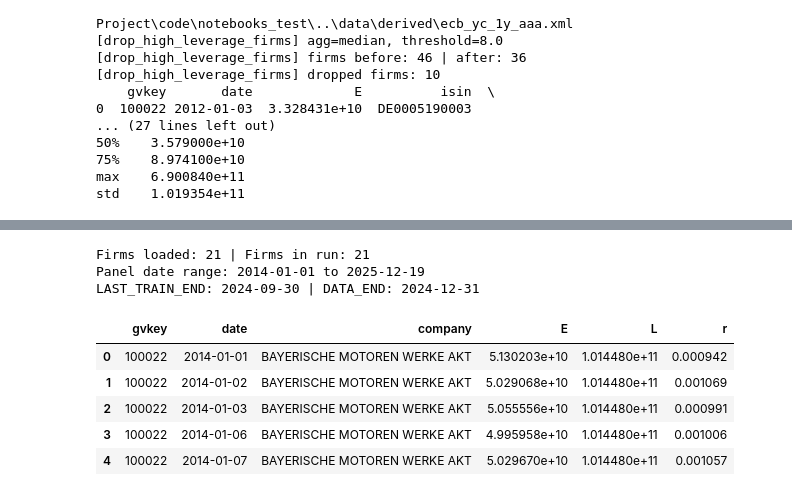
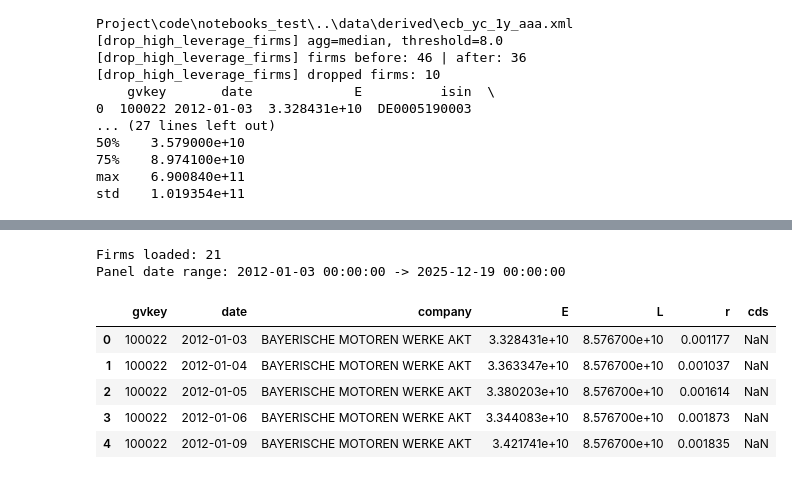
Before and after one commit to keenanveronica/Merton_NIGbayesian, a Jupyter notebook: notebooks_test/nig_rolling.ipynb, the cells around one changed output, grey strips where cells are left out. Drawn from its saved outputs; the diff is of its cells as text; code cells hidden in the pictures.

```diff
--- a/notebooks_test/nig_rolling.ipynb
+++ b/notebooks_test/nig_rolling.ipynb
@@ -97,28 +121,28 @@ cds = get_cds_panel(
     verbose=True,
 )
 # ensure types
-merton = nig_df.copy()
-merton["gvkey"] = merton["gvkey"].astype(str)
-merton["date"]  = pd.to_datetime(merton["date"])
+nig = nig_df.copy()
+nig["gvkey"] = nig["gvkey"].astype(str)
+nig["date"]  = pd.to_datetime(nig["date"])
 
 cds["gvkey"] = cds["gvkey"].astype(str)
 cds["date"]  = pd.to_datetime(cds["date"])
 
 # keep only firms that exist in BOTH (drop firms with no CDS)
-common_gv = sorted(set(merton["gvkey"].unique()) & set(cds["gvkey"].unique()))
-merton = merton[merton["gvkey"].isin(common_gv)].copy()
+common_gv = sorted(set(nig["gvkey"].unique()) & set(cds["gvkey"].unique()))
+nig = nig[nig["gvkey"].isin(common_gv)].copy()
 cds = cds[cds["gvkey"].isin(common_gv)].copy()
 
 # also drop CDS rows whose dates are outside merged's date range
-dmin, dmax = merton["date"].min(), merton["date"].max()
+dmin, dmax = nig["date"].min(), nig["date"].max()
 cds = cds[(cds["date"] >= dmin) & (cds["date"] <= dmax)].copy()
 
 # merge-asof onto merged's dates (direction='backward')
-merton = merton.sort_values(["date", "gvkey"]).reset_index(drop=True)
+nig = nig.sort_values(["date", "gvkey"]).reset_index(drop=True)
 cds    = cds.sort_values(["date", "gvkey"]).reset_index(drop=True)
 
 merged_cds = pd.merge_asof(
-    merton,
+    nig,
     cds,
     on="date",
     by="gvkey",
@@ -126,8 +150,7 @@ merged_cds = pd.merge_asof(
     allow_exact_matches=True,
 )
 
-# drop rows where CDS still missing
-nig_df = merged_cds.dropna(subset=["cds"]).reset_index(drop=True)
+nig_df = merged_cds.reset_index(drop=True)
 
 print("firms after intersection:", nig_df["gvkey"].nunique())
 print("rows after merge:", len(nig_df))
@@ -171,47 +472,47 @@ MAX_WINDOWS = None
 # %%
-# Cell 3 — panel preparation
-# Assumes nig_df already exists and has at least:
-# gvkey, date, E, L, r
-# plus optionally company, country_iso, etc.
+# Cell 1 — multi-firm panel prep
 
 panel = nig_df.copy()
 panel["gvkey"] = panel["gvkey"].astype(str)
 panel["date"] = pd.to_datetime(panel["date"])
 
-needed_cols = ["gvkey", "date", "company", "E", "L", "r"]
+needed_cols = ["gvkey", "date", "company", "E", "L", "r", "cds"]
 panel = panel[[c for c in needed_cols if c in panel.columns]].copy()
 
-for c in ["E", "L", "r"]:
-    panel[c] = pd.to_numeric(panel[c], errors="coerce")
+for c in ["E", "L", "r", "cds"]:
+    if c in panel.columns:
+        panel[c] = pd.to_numeric(panel[c], errors="coerce")
 
 panel = (
-    panel.dropna(subset=["gvkey", "date", "E", "L", "r"])
+    panel.dropna(subset=["date", "E", "L", "r"])
          .query("E > 0 and L > 0")
          .sort_values(["gvkey", "date"])
          .reset_index(drop=True)
 )
 
 firm_daily = {}
-for gvkey, g in panel.groupby("gvkey", sort=False):
-    g = g.sort_values("date").groupby("date", as_index=False).last()
-    firm_daily[gvkey] = g.set_index("date")
+firm_meta = {}
+
+for gvkey, g_firm in panel.groupby("gvkey", sort=False):
+    g_firm = g_firm.sort_values("date").copy()
+    g_firm = g_firm.groupby("date", as_index=False).last()
+    firm_daily[gvkey] = g_firm.set_index("date")
+    firm_meta[gvkey] = {
+        "company": str(g_firm["company"].dropna().iloc[0]) if ("company" in g_firm.columns and g_firm["company"].notna().any()) else "",
+    }
 
 gvkeys_all = sorted(firm_daily.keys())
-if MAX_FIRMS is not None:
-    gvkeys_all = gvkeys_all[:int(MAX_FIRMS)]
 
-print("Firms loaded:", len(firm_daily), "| Firms in run:", len(gvkeys_all))
-print("Panel date range:", panel["date"].min().date(), "to", panel["date"].max().date())
-print("LAST_TRAIN_END:", LAST_TRAIN_END.date(), "| DATA_END:", DATA_END.date())
+print("Firms loaded:", len(gvkeys_all))
+print("Panel date range:", panel["date"].min(), "->", panel["date"].max())
 display(panel.head())
 # %% [output]
-Firms loaded: 21 | Firms in run: 21
-Panel date range: 2014-01-01 to 2025-12-19
-LAST_TRAIN_END: 2024-09-30 | DATA_END: 2024-12-31
+Firms loaded: 21
+Panel date range: 2012-01-03 00:00:00 -> 2025-12-19 00:00:00
-|  | gvkey | date | company | E | L | r |
-| 0 | 100022 | 2014-01-01 | BAYERISCHE MOTOREN WERKE AKT | 5.130203e+10 | 1.014480e+11 | 0.000942 |
-| 1 | 100022 | 2014-01-02 | BAYERISCHE MOTOREN WERKE AKT | 5.029068e+10 | 1.014480e+11 | 0.001069 |
-| 2 | 100022 | 2014-01-03 | BAYERISCHE MOTOREN WERKE AKT | 5.055556e+10 | 1.014480e+11 | 0.000991 |
-| 3 | 100022 | 2014-01-06 | BAYERISCHE MOTOREN WERKE AKT | 4.995958e+10 | 1.014480e+11 | 0.001006 |
-| 4 | 100022 | 2014-01-07 | BAYERISCHE MOTOREN WERKE AKT | 5.029670e+10 | 1.014480e+11 | 0.001057 |
+|  | gvkey | date | company | E | L | r | cds |
+| 0 | 100022 | 2012-01-03 | BAYERISCHE MOTOREN WERKE AKT | 3.328431e+10 | 8.576700e+10 | 0.001177 | NaN |
+| 1 | 100022 | 2012-01-04 | BAYERISCHE MOTOREN WERKE AKT | 3.363347e+10 | 8.576700e+10 | 0.001037 | NaN |
+| 2 | 100022 | 2012-01-05 | BAYERISCHE MOTOREN WERKE AKT | 3.380203e+10 | 8.576700e+10 | 0.001614 | NaN |
+| 3 | 100022 | 2012-01-06 | BAYERISCHE MOTOREN WERKE AKT | 3.344083e+10 | 8.576700e+10 | 0.001873 | NaN |
+| 4 | 100022 | 2012-01-09 | BAYERISCHE MOTOREN WERKE AKT | 3.421741e+10 | 8.576700e+10 | 0.001835 | NaN |
 # %%
```
Also changed, not shown: parts of 24 cells of this notebook, 4 other files.
